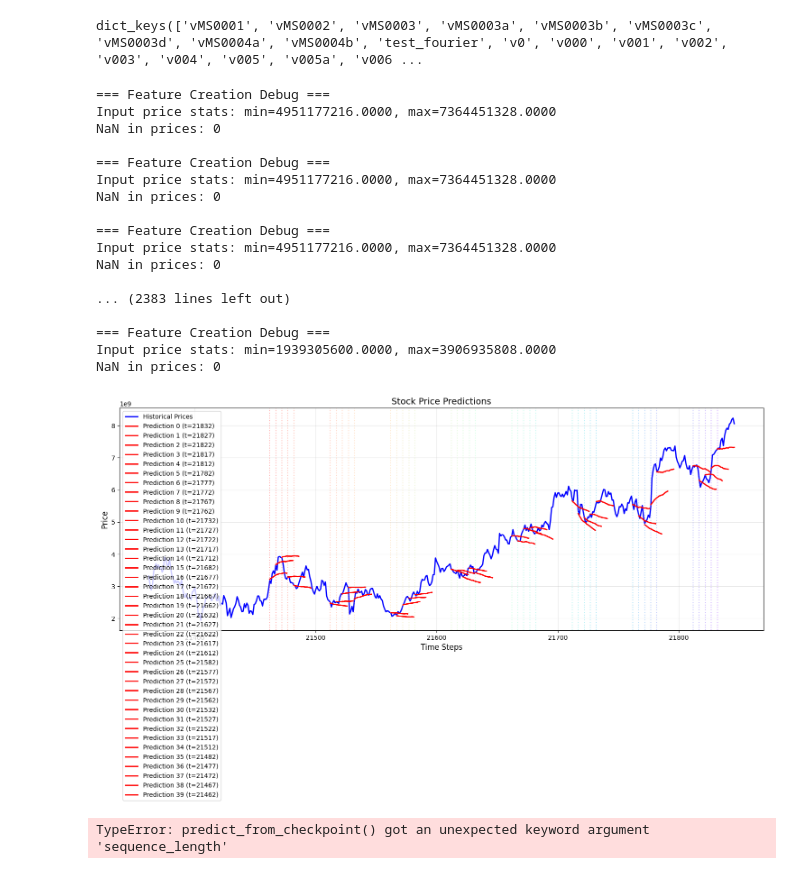
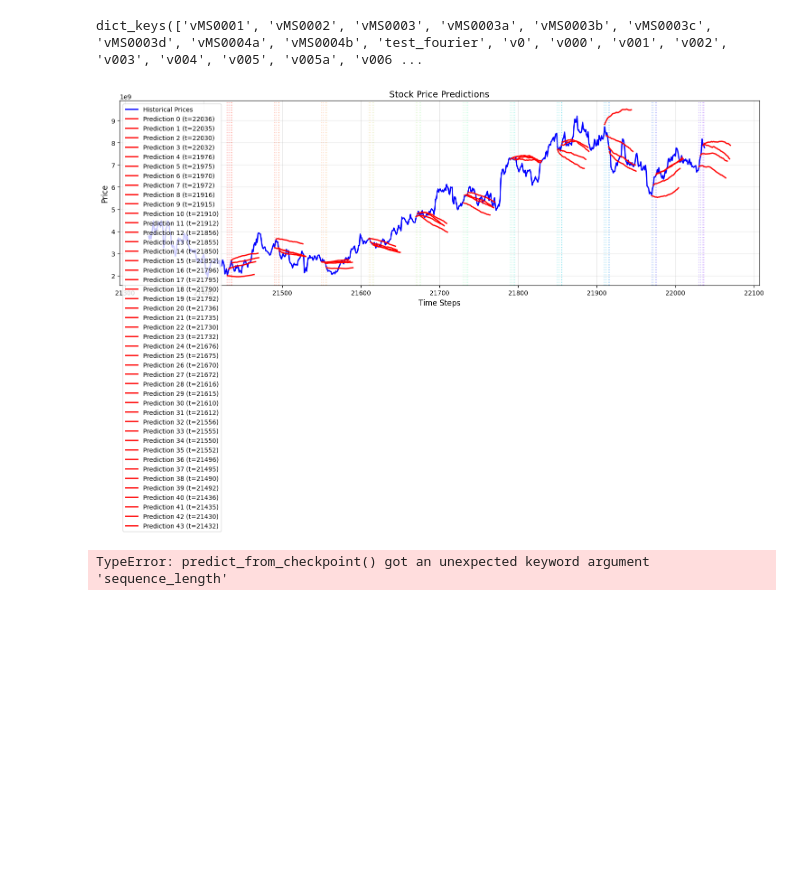
Before and after one commit to voxmenthe/FINPAK, a Jupyter notebook: src/finpak/transformer_predictions/inf_nb.ipynb, the cells around one changed output. Cells and saved outputs as stored; diff of their text form; code cells hidden in the pictures; blank space fills up the shorter version.

Commit message:
everything working and some good configs

```diff
--- a/src/finpak/transformer_predictions/inf_nb.ipynb
+++ b/src/finpak/transformer_predictions/inf_nb.ipynb
@@ -33,22 +33,28 @@ dict_keys(['vMS0001', 'vMS0002', 'vMS0003', 'vMS0003a', 'vMS0003b', 'vMS0003c',
 # %%
 # ============= User-Configurable Parameters =============
 # Model Selection
-CONFIG_NAME = 'vMP003b'
-CHECKPOINT_PATH = 'saved_checkpoints/vMP003b_id_0_arc_v3_tc8_vc7_e356_valloss_0.0061535.pt' # ?
+CONFIG_NAME = 'vMP003d'
+CHECKPOINT_PATH = 'checkpoints/vMP003d_id_0_arc_v3_tc6_vc2_e338_valloss_0.0020710.pt' #
 
 # RECORD OF GOOD CHECKPOINTS DON"T DELETE
-#CHECKPOINT_PATH = 'saved_checkpoints/vMP003a_id_0_arc_v3_tc8_vc4_e413_valloss_0.0009714.pt' # input features only 10?
-#CHECKPOINT_PATH = 'saved_checkpoints/vMP003b_id_0_arc_v3_tc4_vc3_e252_valloss_0.0021478.pt' # ok with multihorizon
+# CHECKPOINT_PATH = 'saved_checkpoints/vMP003d_id_0_arc_v3_tc6_vc2_e338_valloss_0.0020710.pt' # excellent with stability_threshold 0.02, dampening_factor 0.9, ewma_alpha 0.65, temp 0.01#
+# CHECKPOINT_PATH = 'saved_checkpoints/vMP003d_id_0_arc_v3_tc7_vc3_e353_valloss_0.0021448.pt' # excellent with stability_threshold 0.02, dampening_factor 0.9, ewma_alpha 0.65, temp 0.01
+# CHECKPOINT_PATH = 'saved_checkpoints/vMP003c_id_0_arc_v3_tc19_vc8_e411_valloss_0.0024866.pt' # good with stability_threshold 0.02, dampening_factor 0.9, ewma_alpha 0.65, temp 0.01
+# CHECKPOINT_PATH = 'saved_checkpoints/vMP003c_id_0_arc_v3_tc20_vc9_e425_valloss_0.0053009.pt' # good with stability_threshold 0.02, dampening_factor 0.9, ewma_alpha 0.65, temp 0.01
+# CHECKPOINT_PATH = 'saved_checkpoints/vMP003b_id_1_arc_v3_tc9_vc7_e441_valloss_0.0005869.pt' # seems good with stability_threshold 0.02, dampening_factor 0.9, ewma_alpha 0.65, temp 0.01
+# CHECKPOINT_PATH = 'saved_checkpoints/vMP003b_id_0_arc_v3_tc7_vc6_e326_valloss_0.0003369.pt' # excellent with stability_threshold 0.02, dampening_factor 0.9, ewma_alpha 0.65, temp 0.01
+# CHECKPOINT_PATH = 'saved_checkpoints/vMP003a_id_0_arc_v3_tc8_vc4_e413_valloss_0.0009714.pt' # input features only 10?
+# CHECKPOINT_PATH = 'saved_checkpoints/vMP003b_id_0_arc_v3_tc4_vc3_e252_valloss_0.0021478.pt' # ok with multihorizon
 
 # Prediction Parameters
-N_FUTURE_STEPS = 15
+N_FUTURE_STEPS = 35
 USE_SAMPLING = True
 TEMPERATURE = 0.01  # Controls prediction randomness (higher = more random)
 
 # Stability Parameters
 STABILITY_THRESHOLD = 0.02 # 0.015  # Max allowed daily return (decrease for more stability)
-DAMPENING_FACTOR = 0.73  #   0.65    # Price dampening (decrease for more stability)
-EWMA_ALPHA = 0.45 # 0.2          # Price smoothing (decrease for more stability)
+DAMPENING_FACTOR = 0.9  #   0.65    # Price dampening (decrease for more stability)
+EWMA_ALPHA = 0.65 # 0.2          # Price smoothing (decrease for more stability)
 
 # Multi-horizon Parameters
 USE_MULTI_HORIZON = True # False # Ideally set to True
@@ -59,8 +65,8 @@ USE_FORCING = False
 FORCING_HALFLIFE = 3.0
 
 # Index Generation Parameters
-TOP_LEVEL_INDICES = np.arange(200, 600, 50).tolist()
-OFFSET_STEPS = [-5, -10, -15, -20, -25]
+TOP_LEVEL_INDICES = np.arange(0, 660, 60).tolist()
+OFFSET_STEPS = [-1, -2, -3 -4, -5] # [-5, -10, -15, -20, -25]
 
 # ============= Config-Derived Parameters =============
 # Load config
@@ -105,51 +111,34 @@ total_required_history = sequence_length + max_lookback
 last_valid_idx = torch.where(torch.isfinite(combined_prices))[0][-1].item()
 
 # Generate valid start indices
 start_indices = []
 for base_idx in TOP_LEVEL_INDICES:
     for offset in OFFSET_STEPS:
         idx = last_valid_idx - (base_idx + abs(offset))
         if idx >= total_required_history:
             start_indices.append(idx)
 
 # ============= Make Predictions =============
 predict_from_checkpoint(
     checkpoint_path=CHECKPOINT_PATH,
     price_series=combined_prices,
     start_indices=start_indices,
     n_steps=N_FUTURE_STEPS,
     config=CONFIG,
     model_params=MODEL_PARAMS,
     use_multi_horizon=USE_MULTI_HORIZON,
     stability_threshold=STABILITY_THRESHOLD,  # Max % daily move - decrease for more stability
     dampening_factor=DAMPENING_FACTOR,  # Stronger dampening - decrease for more stability
     ewma_alpha=EWMA_ALPHA,  # More smoothing - decrease for more stability
     horizon_weights=HORIZON_WEIGHTS, # [0.5, 0.5], # [0.3, 0.7],
     use_forcing=USE_FORCING,
     forcing_halflife=FORCING_HALFLIFE,
     temperature=TEMPERATURE,
     use_sampling=USE_SAMPLING,
     debug=False,
 )
 # %% [output]
-=== Feature Creation Debug ===
-Input price stats: min=4951177216.0000, max=7364451328.0000
-NaN in prices: 0
-
-=== Feature Creation Debug ===
-Input price stats: min=4951177216.0000, max=7364451328.0000
-NaN in prices: 0
-
-=== Feature Creation Debug ===
-Input price stats: min=4951177216.0000, max=7364451328.0000
-NaN in prices: 0
-
-... (2383 lines left out)
-
-=== Feature Creation Debug ===
-Input price stats: min=1939305600.0000, max=3906935808.0000
-NaN in prices: 0
-[figure, old version]
+[figure, new version]
 # %%
 # # # Get the last valid index
 # last_valid_idx = torch.where(torch.isfinite(combined_prices))[0][-1].item()
```
Also changed, not shown: 4 other files.
